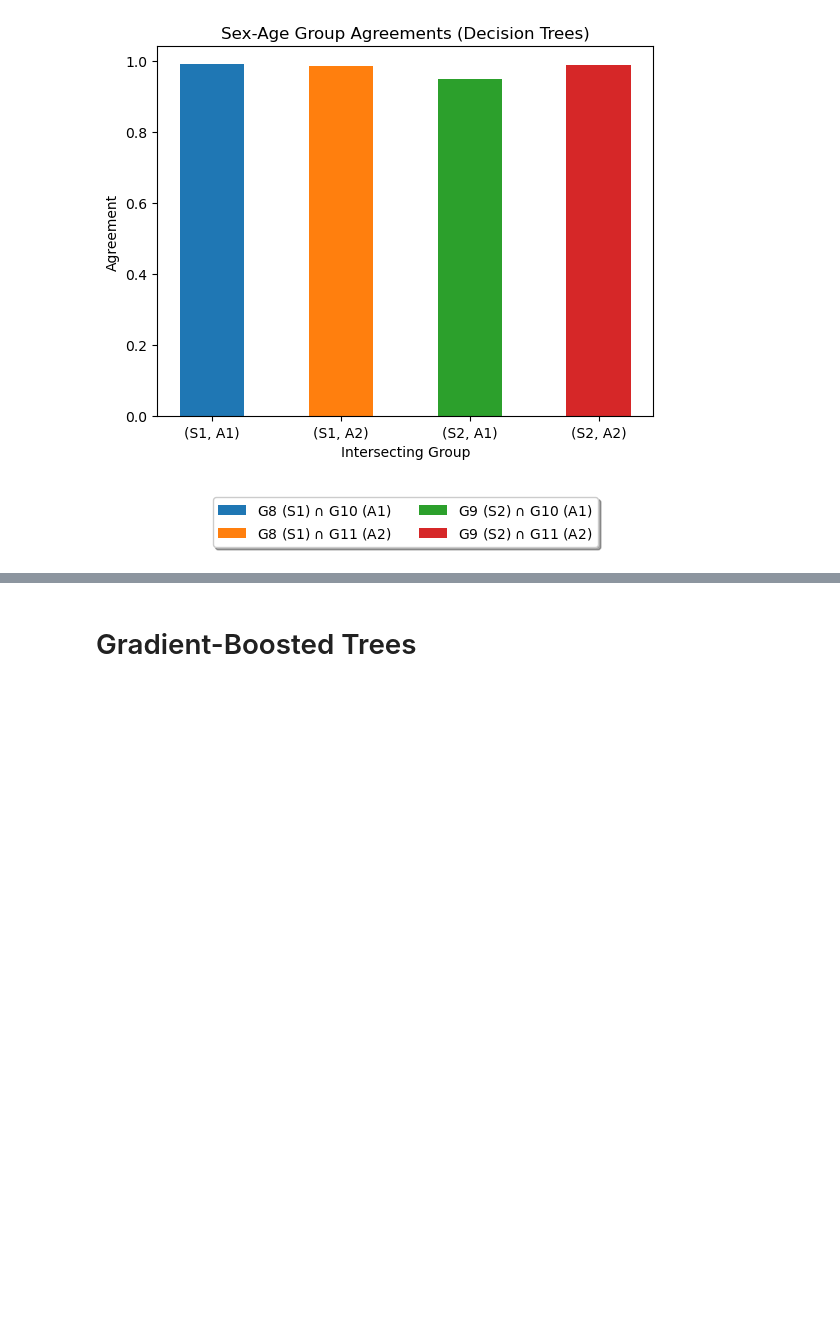
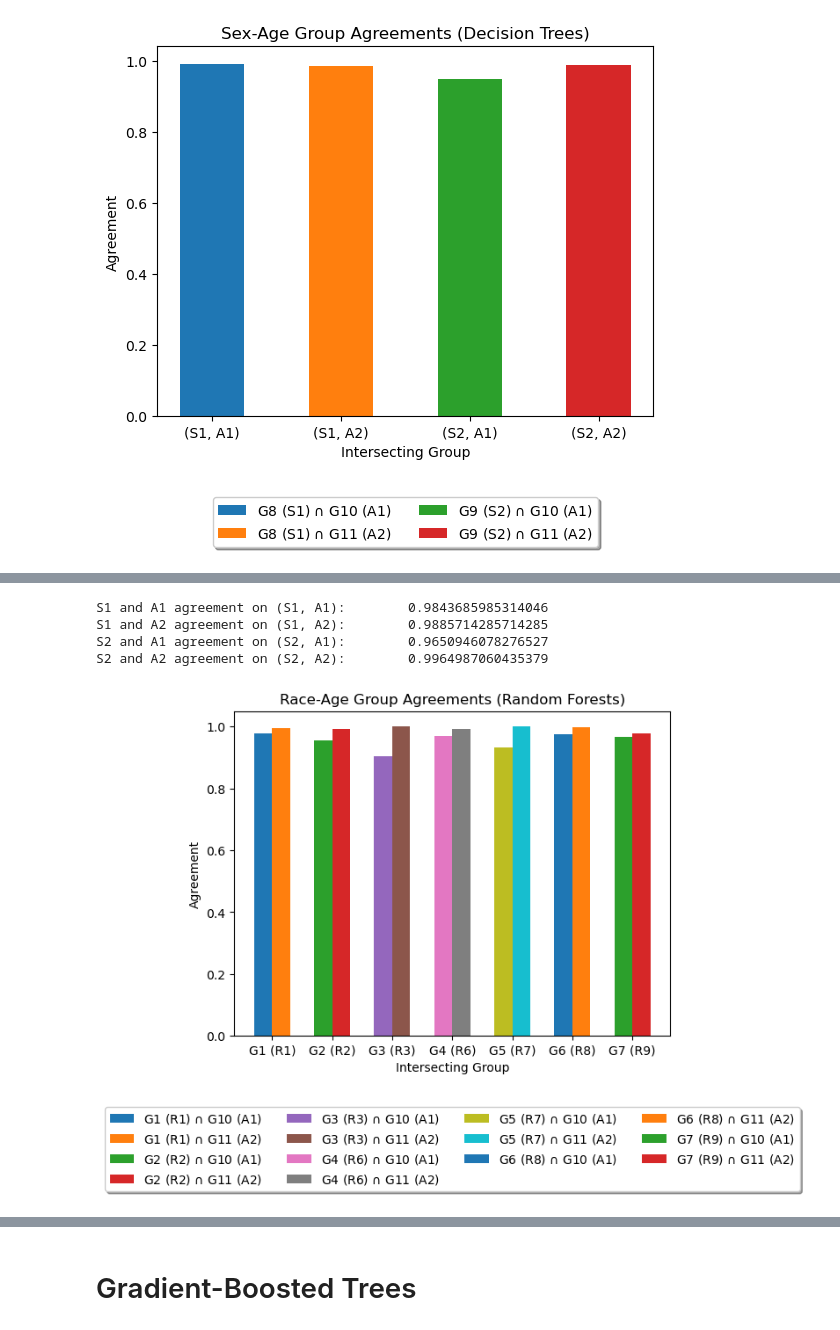
Before and after one commit to samuel-deng/tree_robust, a Jupyter notebook: experiments_employment_agreement.ipynb, the cells around one changed output, grey strips where cells are left out. Saved outputs shown, nothing was run; the diff lists cells and outputs as text; code cells hidden in the pictures; blank space fills up the shorter version.

```diff
--- a/experiments_employment_agreement.ipynb
+++ b/experiments_employment_agreement.ipynb
@@ -700,0 +778,8 @@ plt.show()
+# %%
+# Get group-conditional agreements for Race-Sex pairs
+rf_race_age_agreements = []
+for i, (g1, g2) in enumerate(race_age_pairs):
+    intersection = race_age_test[g1][g2]
+    agreement = np.sum(yhats[g1][intersection] == yhats[g2][intersection])/len(y_test[intersection])
+    print("{} and {} agreement on ({}, {}):\t{}".format(group_names[g1], group_names[g2], group_names[g1], group_names[g2], agreement))
+    rf_race_age_agreements.append(agreement)
@@ -700,0 +801,41 @@ plt.show()
+# %%
+# Get group-conditional agreements for Sex-Age pairs
+rf_sex_age_agreements = []
+for i, (g1, g2) in enumerate(sex_age_pairs):
+    intersection = sex_age_test[g1][g2]
+    agreement = np.sum(yhats[g1][intersection] == yhats[g2][intersection])/len(y_test[intersection])
+    print("{} and {} agreement on ({}, {}):\t{}".format(group_names[g1], group_names[g2], group_names[g1], group_names[g2], agreement))
+    rf_sex_age_agreements.append(agreement)
+# %% [output]
+S1 and A1 agreement on (S1, A1):        0.9843685985314046
+S1 and A2 agreement on (S1, A2):        0.9885714285714285
+S2 and A1 agreement on (S2, A1):        0.9650946078276527
+S2 and A2 agreement on (S2, A2):        0.9964987060435379
+# %%
+# Plot "agreement" for each pair of intersecting groups
+fig, ax = plt.subplots()
+num_bars = 14
+bar_groups = 7
+index = np.arange(bar_groups)
+bar_width = 0.3
+
+for i in range(num_bars):
+    if i % 2 == 0:
+        ax.bar(int(i/2) - bar_width/2, rf_race_age_agreements[i], bar_width,
+                    label="G{} ({}) $\cap$ G{} ({})".format(race_age_pairs[i][0], group_names[race_age_pairs[i][0]],
+                                                            race_age_pairs[i][1], group_names[race_age_pairs[i][1]]))
+    elif i % 2 == 1:
+        ax.bar(int(i/2) + bar_width/2, rf_race_age_agreements[i], bar_width,
+                    label="G{} ({}) $\cap$ G{} ({})".format(race_age_pairs[i][0], group_names[race_age_pairs[i][0]],
+                                                            race_age_pairs[i][1], group_names[race_age_pairs[i][1]]))
+
+ax.set_xlabel('Intersecting Group')
+ax.set_ylabel('Agreement')
+ax.set_title('Race-Age Group Agreements (Random Forests)')
+ax.set_xticks(index, ('G1 (R1)', 'G2 (R2)', 'G3 (R3)', 'G4 (R6)', 'G5 (R7)', 'G6 (R8)', 'G7 (R9)'))
+ax.legend(loc='upper center', bbox_to_anchor=(0.5, -0.2),
+          fancybox=True, shadow=True, ncol=4)
+
+plt.show()
+# %% [output]
+[figure, added]
```
Also changed, not shown: parts of 8 cells of this notebook, 57 other files.
